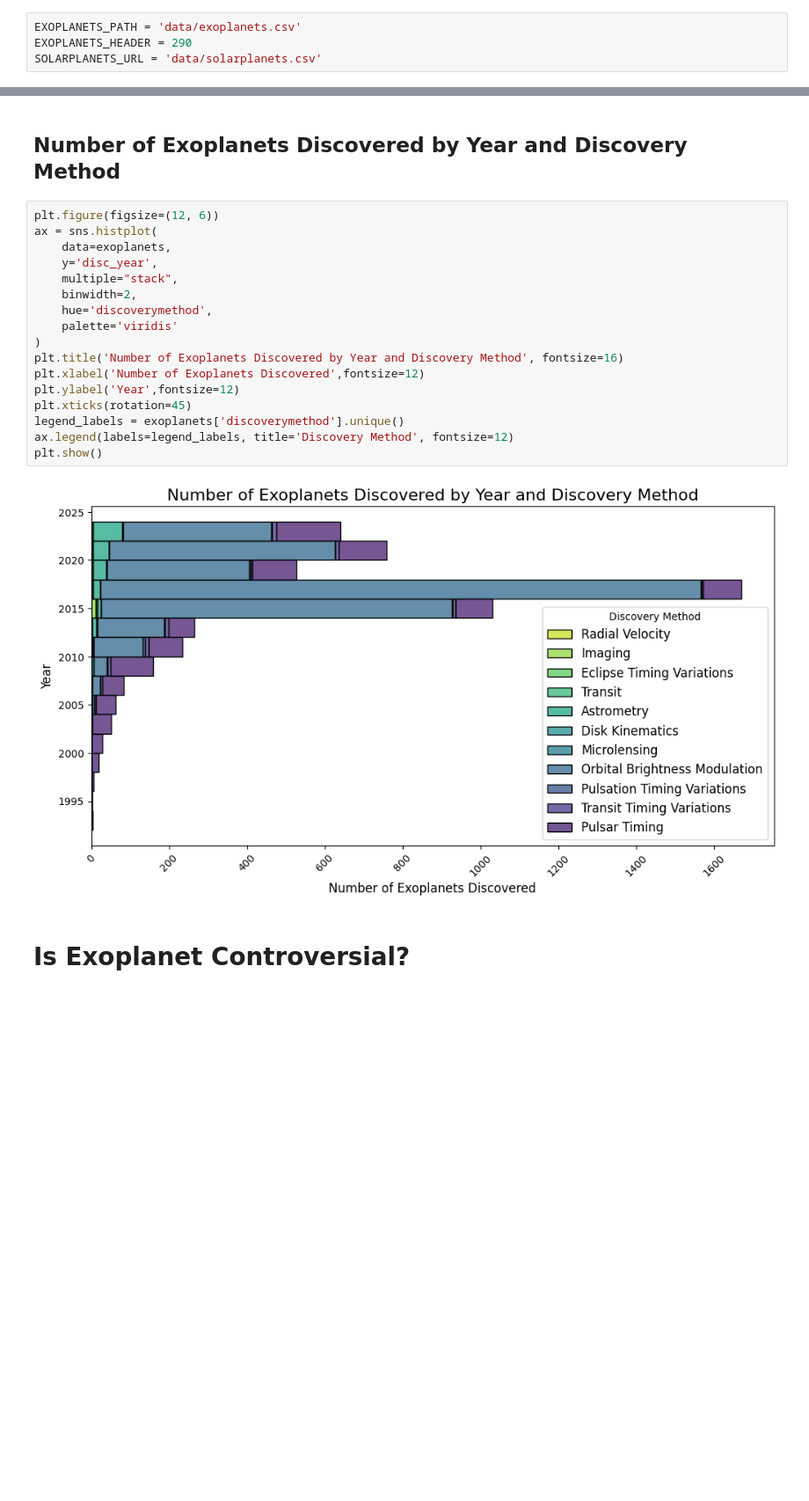
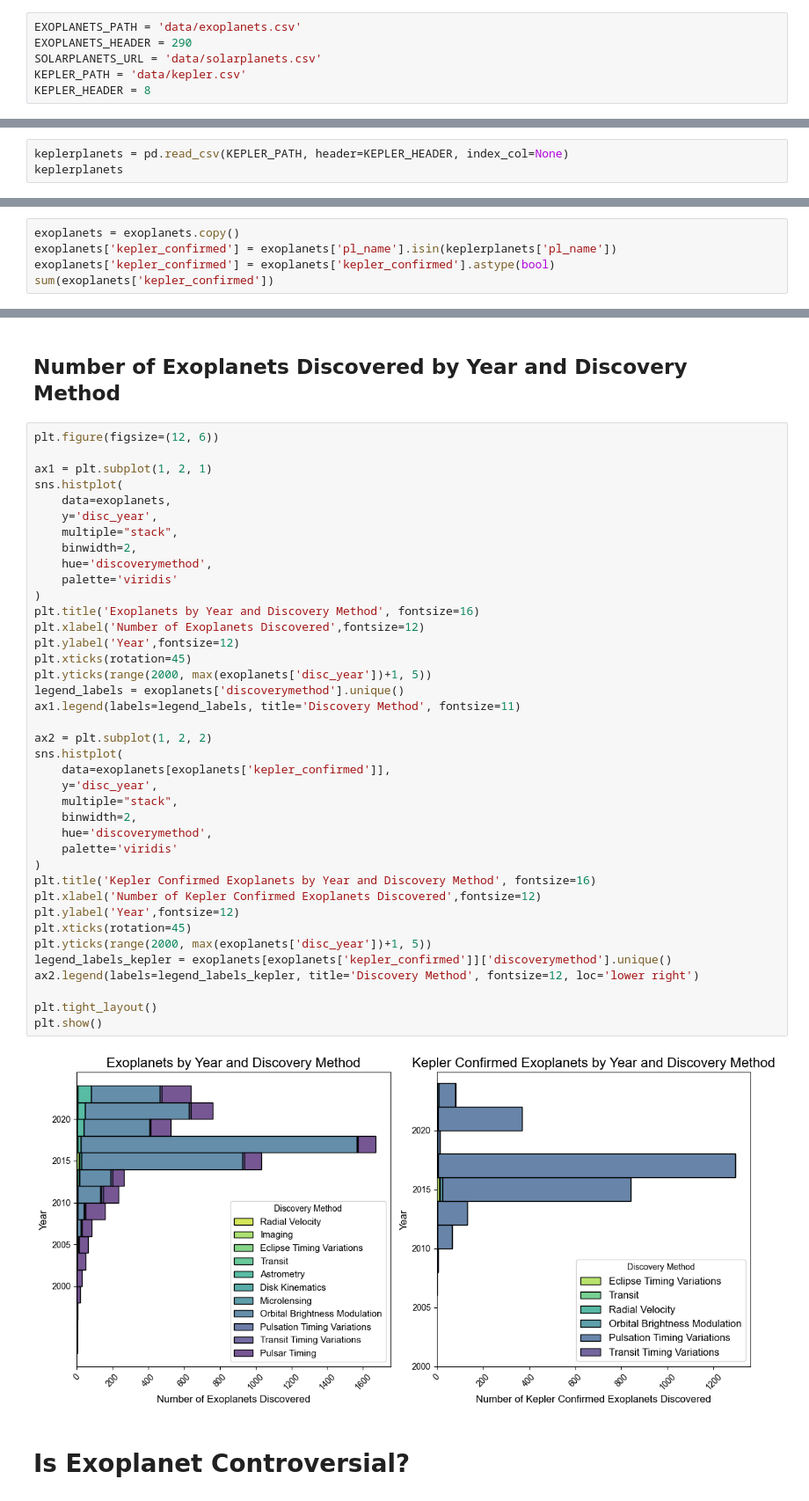
Before and after one commit to ztsv-av/mads_data_visualization, a Jupyter notebook: main.ipynb, the cells around one changed output, grey strips where cells are left out. Shown at 88% size. Saved outputs shown, nothing was run; the diff lists cells and outputs as text; blank space fills up the shorter version.

```diff
--- a/main.ipynb
+++ b/main.ipynb
@@ -46,3 +70,5 @@ import matplotlib.pyplot as plt
 EXOPLANETS_PATH = 'data/exoplanets.csv'
 EXOPLANETS_HEADER = 290
 SOLARPLANETS_URL = 'data/solarplanets.csv'
+KEPLER_PATH = 'data/kepler.csv'
+KEPLER_HEADER = 8
@@ -146,0 +178,3 @@ solarplanets
+# %%
+keplerplanets = pd.read_csv(KEPLER_PATH, header=KEPLER_HEADER, index_col=None)
+keplerplanets
@@ -146,0 +197,5 @@ solarplanets
+# %%
+exoplanets = exoplanets.copy()
+exoplanets['kepler_confirmed'] = exoplanets['pl_name'].isin(keplerplanets['pl_name'])
+exoplanets['kepler_confirmed'] = exoplanets['kepler_confirmed'].astype(bool)
+sum(exoplanets['kepler_confirmed'])
@@ -150,23 +209,45 @@ solarplanets
 ## Number of Exoplanets Discovered by Year and Discovery Method
 # %%
 plt.figure(figsize=(12, 6))
-ax = sns.histplot(
+
+ax1 = plt.subplot(1, 2, 1)
+sns.histplot(
     data=exoplanets,
     y='disc_year',
     multiple="stack",
     binwidth=2,
     hue='discoverymethod',
     palette='viridis'
 )
-plt.title('Number of Exoplanets Discovered by Year and Discovery Method', fontsize=16)
+plt.title('Exoplanets by Year and Discovery Method', fontsize=16)
 plt.xlabel('Number of Exoplanets Discovered',fontsize=12)
 plt.ylabel('Year',fontsize=12)
 plt.xticks(rotation=45)
+plt.yticks(range(2000, max(exoplanets['disc_year'])+1, 5))
 legend_labels = exoplanets['discoverymethod'].unique()
-ax.legend(labels=legend_labels, title='Discovery Method', fontsize=12)
+ax1.legend(labels=legend_labels, title='Discovery Method', fontsize=11)
+
+ax2 = plt.subplot(1, 2, 2)
+sns.histplot(
+    data=exoplanets[exoplanets['kepler_confirmed']],
+    y='disc_year',
+    multiple="stack",
+    binwidth=2,
+    hue='discoverymethod',
+    palette='viridis'
+)
+plt.title('Kepler Confirmed Exoplanets by Year and Discovery Method', fontsize=16)
+plt.xlabel('Number of Kepler Confirmed Exoplanets Discovered',fontsize=12)
+plt.ylabel('Year',fontsize=12)
+plt.xticks(rotation=45)
+plt.yticks(range(2000, max(exoplanets['disc_year'])+1, 5))
+legend_labels_kepler = exoplanets[exoplanets['kepler_confirmed']]['discoverymethod'].unique()
+ax2.legend(labels=legend_labels_kepler, title='Discovery Method', fontsize=12, loc='lower right')
+
+plt.tight_layout()
 plt.show()
 # %% [output]
-[figure, old version]
+[figure, new version]
 # %% [markdown]
 # Is Exoplanet Controversial?
 # %%
```
Also changed, not shown: parts of 15 cells of this notebook, 5 other files.
